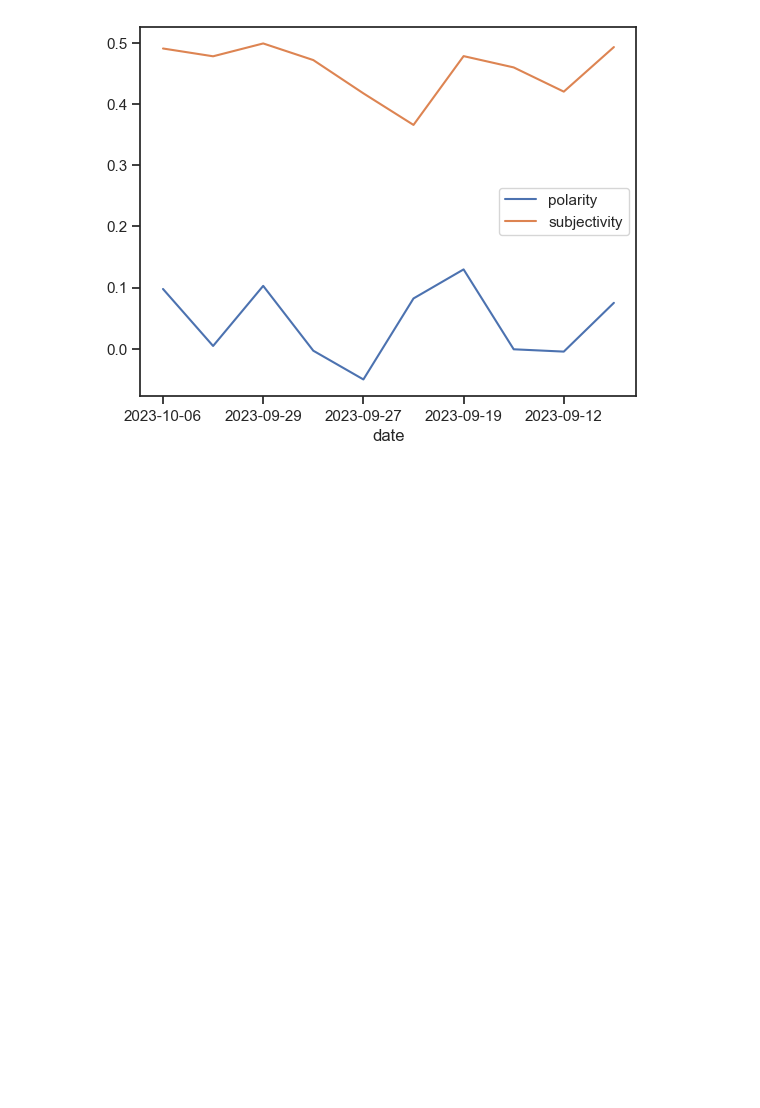
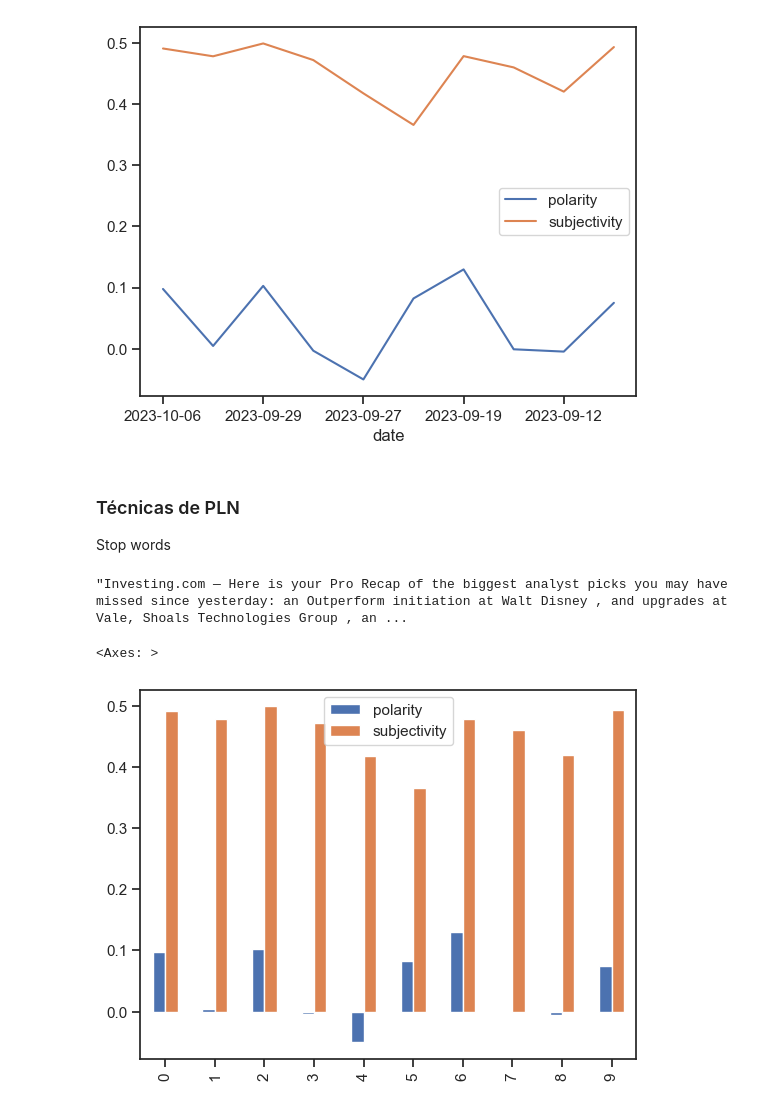
Before and after one commit to sarahanduca/finance-web-scraping, a Jupyter notebook: tests.ipynb, the cells around one changed output. Drawn from its saved outputs; the diff is of its cells as text; code cells hidden in the pictures; blank space fills up the shorter version.

```diff
--- a/tests.ipynb
+++ b/tests.ipynb
@@ -93,3 +85,16 @@ df.plot(kind="line", x = 'date', y = ['polarity', 'subjectivity'])
 plt.show()
 # %% [output]
 [figure]
+# %% [markdown]
+### Técnicas de PLN
+Stop words
+# %%
+display(df['content'][0])
+# %% [output]
+"Investing.com — Here is your Pro Recap of the biggest analyst picks you may have missed since yesterday: an Outperform initiation at Walt Disney , and upgrades at Vale, Shoals Technologies Group , an ...
+# %%
+#plot original content
+df.plot(kind="bar", y = ['polarity', 'subjectivity'])
+# %% [output]
+<Axes: >
+[figure, added]
```
Also changed, not shown: parts of 10 cells of this notebook.
